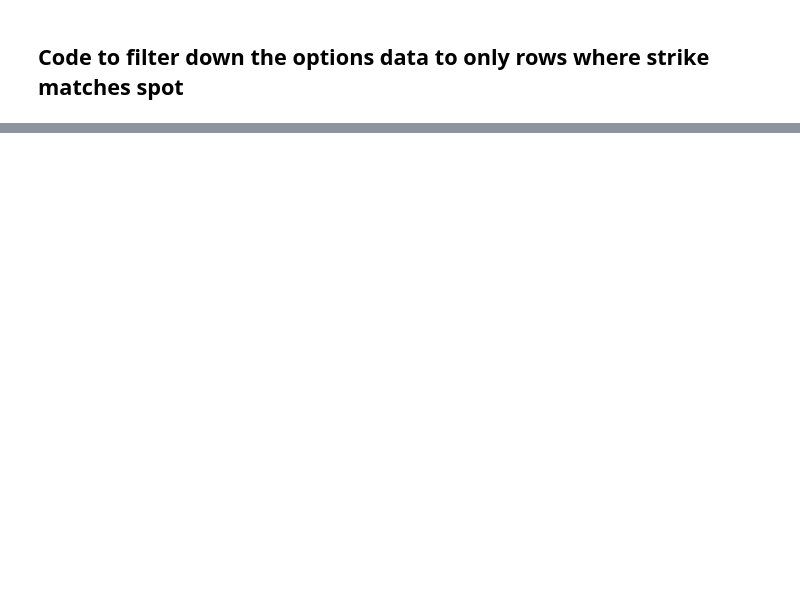
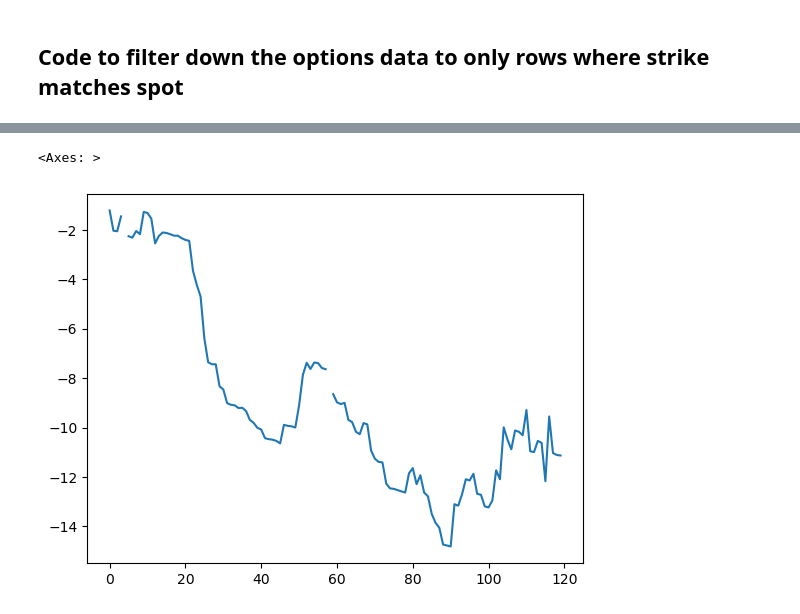
Before and after one commit to siruiliu-code/GARCH-X-Volatility-Modelling-with-Equity-Options-Trading, a Jupyter notebook: backtester.ipynb, the cells around one changed output, grey strips where cells are left out. Drawn from its saved outputs; the diff is of its cells as text; code cells hidden in the pictures; blank space fills up the shorter version.

```diff
--- a/backtester.ipynb
+++ b/backtester.ipynb
@@ -240,0 +359,13 @@ ironcondor.payoff()
+# %%
+pnl_list = []
+for date, (ironcondor, expiry) in ironcondor_tracker.items():
+    try:
+        ironcondor.insert_spot(xlu_time_series.at[expiry, "Close"])
+        pnl_list.append(ironcondor.payoff())
+    except KeyError:
+        continue
+# %%
+pd.Series(pnl_list).cumsum().plot()
+# %% [output]
+<Axes: >
+[figure, added]
```
Also changed, not shown: parts of 15 cells of this notebook.
